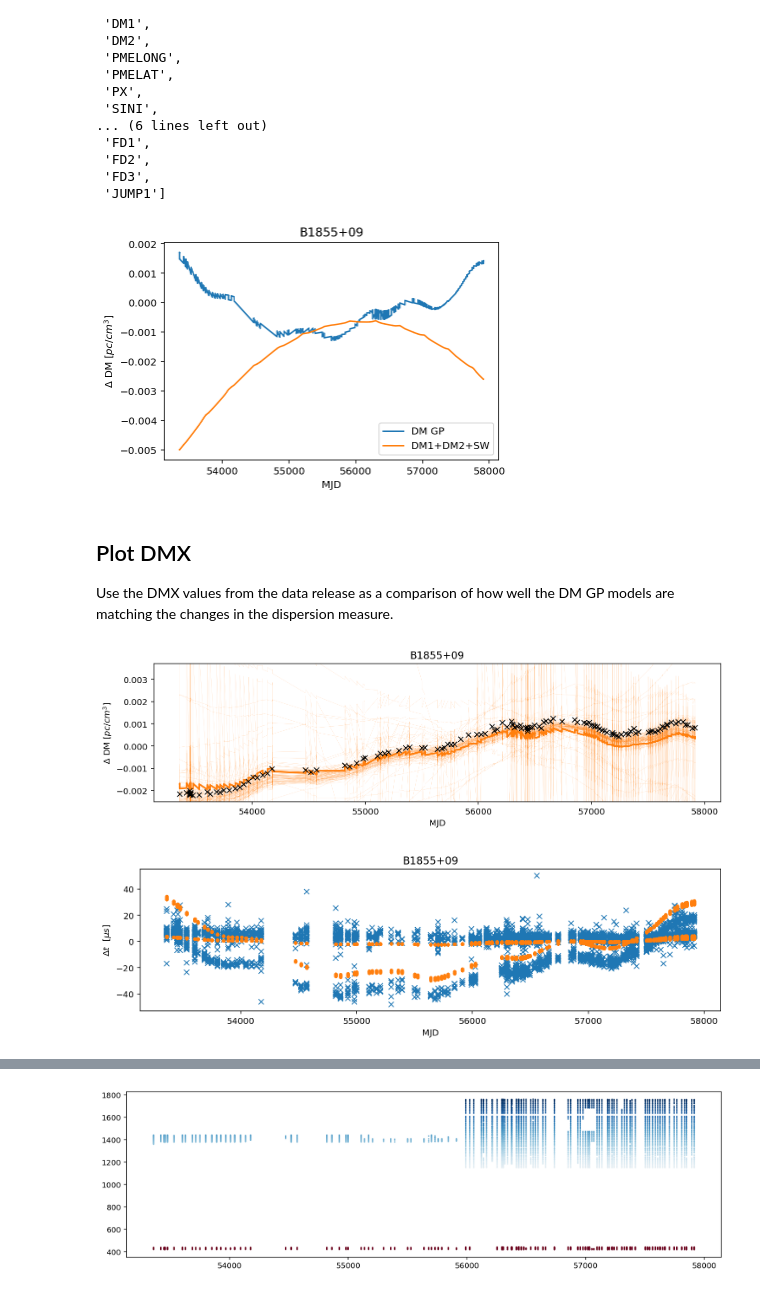
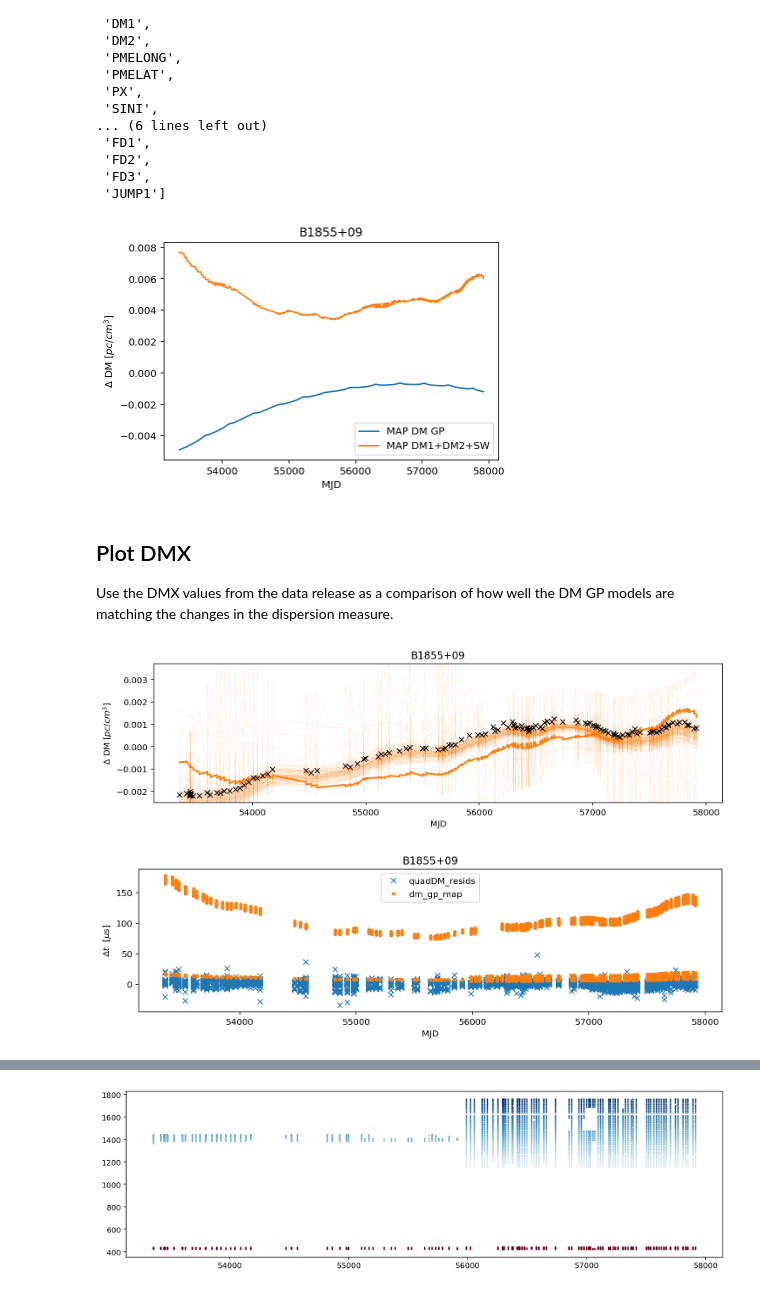
Before and after one commit to ark0015/noise_model_selection, a Jupyter notebook: chain_visualization.ipynb, the cells around one changed output, grey strips where cells are left out. Saved outputs shown, nothing was run; the diff lists cells and outputs as text; code cells hidden in the pictures.

```diff
--- a/chain_visualization.ipynb
+++ b/chain_visualization.ipynb
@@ -25,7 +25,7 @@ psrname = 'B1855+09'#'J1911+1347'#'J1600-3053'#
 #round_number = 'round_4_powerlaw_chrom_gp_periodic_rfband_vs_sq_exp_rfband_and_dm_annual_vs_dm_sw_gp'
 round_number = 'round_5_powerlaw_chrom_gp_periodic_vs_sq_exp_and_periodic_rfband_vs_sq_exp_rfband'
 #chaindir = './chains/{}/nondiag_dmgp/'.format(psrname)
-chaindir = './chains/{}/round_{}'.format(psrname,round_number)
+chaindir = './chains/{}/{}'.format(psrname,round_number)
 #coredir = './chains/B1855+09_1st_round.core'
 coredir = './chains/B1855+09_plaw_dmx.core'
 # %%
@@ -221,9 +203,15 @@ idxs = np.random.randint(sr.burn, sr.chain.shape[0],size=100)
 # %%
 DM = np.array([sr.reconstruct_signal(gp_type='DM',det_signal=True, idx=idx)[psrname]
                for idx in idxs])
+# %%
+DM_map = sr.reconstruct_signal(gp_type='DM',det_signal=True, mlv=True)[psrname]
+DM_mean = np.mean(DM,axis=0)
 # %%
 dm_gp = np.array([sr.reconstruct_signal(gp_type='dm_gp', idx=idx)[psrname]
                   for idx in idxs])
+# %%
+dm_gp_map = sr.reconstruct_signal(gp_type='dm_gp', mlv=True)[psrname]
+dm_gp_mean = np.mean(dm_gp,axis=0)
 # %%
 # chrom_quad = np.array([sr.reconstruct_signal(gp_type='chromatic_quad', idx=idx)[psrname]
 #                     for idx in idxs])
@@ -242,8 +235,8 @@ mlv_dmgp = np.mean(dm_gp,axis=0)
 # mlv_sw = sr.reconstruct_signal(gp_type='none',det_signal=True, mlv=True)[psrname]
 # %%
 #plt.plot(psr.toas/(24*3600),(mlv_sw*psr.freqs**2*2.41e-4),label='SW')
-plt.plot(psr.toas/(24*3600),(mlv_dmgp*psr.freqs**2*2.41e-4),label='DM GP')
-plt.plot(psr.toas/(24*3600),(mlvDM*psr.freqs**2*2.41e-4),label='DM1+DM2+SW')
+plt.plot(psr.toas/(24*3600),(DM_map*psr.freqs**2*2.41e-4),label='MAP DM GP')
+plt.plot(psr.toas/(24*3600),(dm_gp_map*psr.freqs**2*2.41e-4),label='MAP DM1+DM2+SW')
 # plt.plot(psr.toas/(24*3600),(mlv_sgp*psr.freqs**4*2.41e-10),label='Scatt')
 # plt.plot(psr.toas/(24*3600),((mlv_dmgp+mlvDM)*psr.freqs**2*2.41e-4),label='DMGP+DM1+DM2+SW')
 # plt.ylim(-10,10)
@@ -253,7 +246,7 @@ plt.ylabel(r'$\Delta$ DM [$pc/cm^3$]')
 plt.title(psrname)
 plt.show()
 # %% [output]
-[figure, old version]
+[figure, new version]
 # %% [markdown]
 ## Plot DMX
 Use the DMX values from the data release as a comparison of how well the DM GP models are matching the changes in the dispersion measure.
@@ -275,7 +268,7 @@ plt.figure(figsize=[12,3])
 for dm in dm_units:
     plt.plot(psr.toas/(24*3600),dm-dm.mean(),linewidth=0.2,alpha=0.3,color='C1')
 
-plt.plot(psr.toas/(24*3600),dm_mlv-dm_mlv.mean(),linewidth=2,color='C1')
+plt.plot(psr.toas/(24*3600),dm_map-dm_map.mean(),linewidth=2,color='C1')
 plt.errorbar(x=dmx['DMXEP'],
              y=dmx['DMX_value']-dmx['DMX_value'].mean(),
 #              yerr=dmx['DMX_var_err'],
@@ -288,18 +281,19 @@ plt.ylabel(r'$\Delta$ DM [$pc/cm^3$]')
 plt.title(psrname)
 plt.show()
 # %% [output]
-[figure, old version]
+[figure, new version]
 # %%
-quadDM_resids = psr.residuals-mlvDM-(psr.residuals-mlvDM).mean()
+quadDM_resids = psr.residuals-DM_mean-(psr.residuals-DM_mean).mean()
 
 plt.figure(figsize=[12,3])
-plt.plot(psr.toas/(24*3600), quadDM_resids*1e6, 'x')
-plt.plot(psr.toas/(24*3600), (mlv_dmgp)*1e6, '.')
+plt.plot(psr.toas/(24*3600), quadDM_resids*1e6, 'x',label='quadDM_resids')
+plt.plot(psr.toas/(24*3600), (dm_gp_map)*1e6, '.',label='dm_gp_map')
 # plt.ylim(-10,10)
 plt.xlabel('MJD')
 plt.ylabel(r'$\Delta t$  [$\mu s$]')
 plt.title(psrname)
+plt.legend()
 plt.show()
 # %% [output]
-[figure, old version]
+[figure, new version]
 # %%
```
Also changed, not shown: parts of 24 cells of this notebook, 1 other file.
